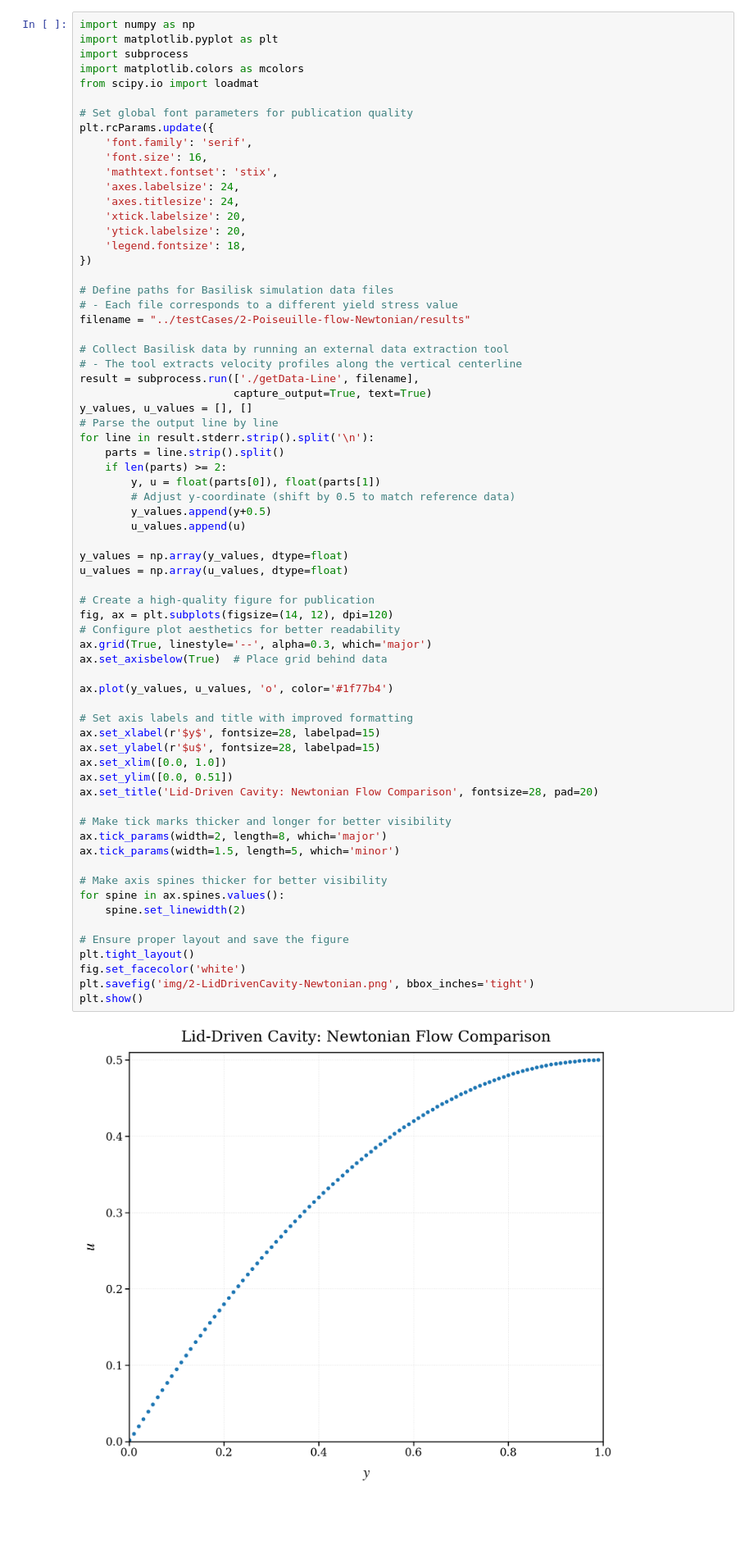
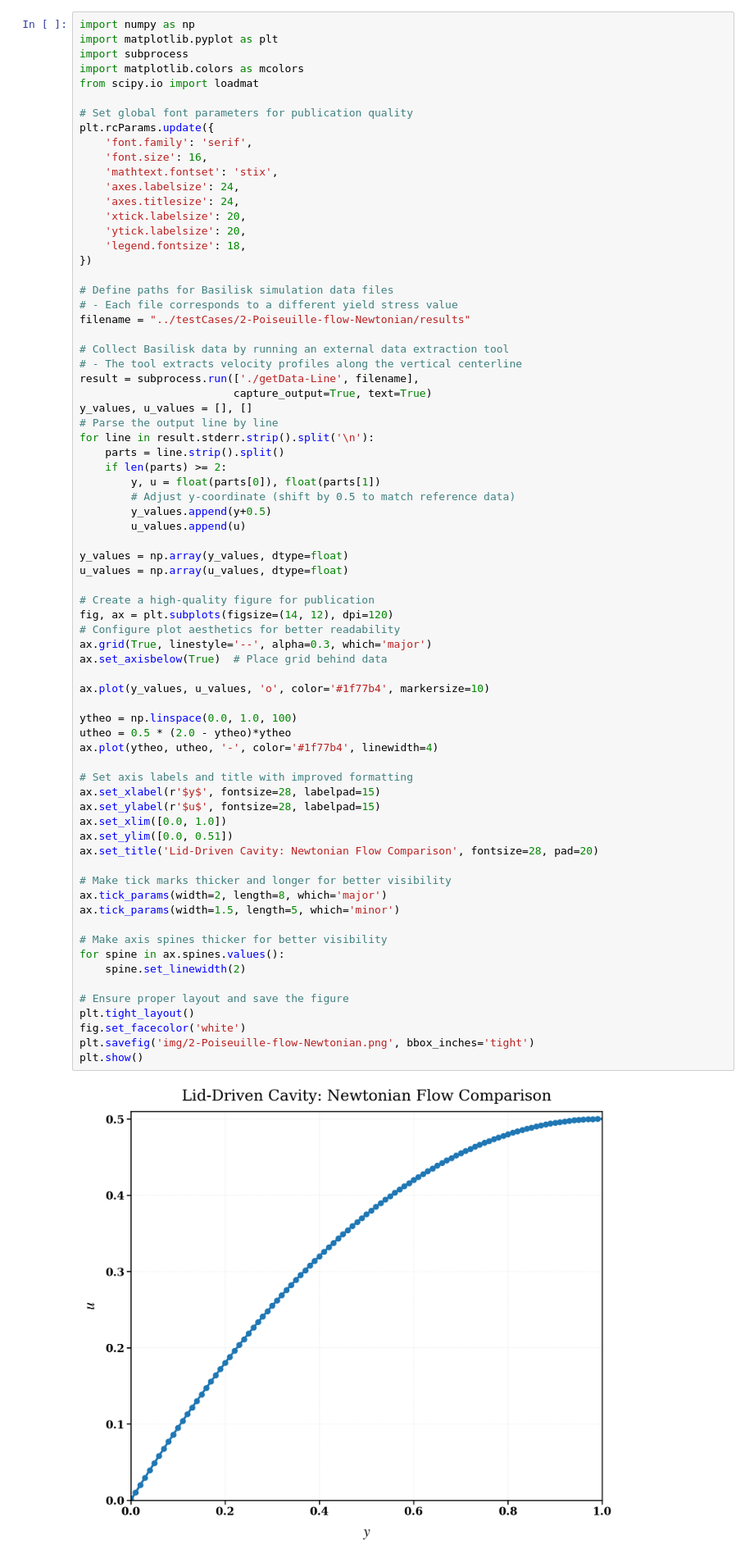
Before and after one commit to comphy-lab/Basilisk-101nano, a Jupyter notebook: postProcess/2-casesWithNS.ipynb, the cells around one changed output. Shown at 82% size. Saved outputs shown, nothing was run; the diff lists cells and outputs as text; blank space fills up the shorter version.

```diff
--- a/postProcess/2-casesWithNS.ipynb
+++ b/postProcess/2-casesWithNS.ipynb
@@ -48,35 +48,39 @@ for line in result.stderr.strip().split('\n'):
 y_values = np.array(y_values, dtype=float)
 u_values = np.array(u_values, dtype=float)
 
 # Create a high-quality figure for publication
 fig, ax = plt.subplots(figsize=(14, 12), dpi=120)
 # Configure plot aesthetics for better readability
 ax.grid(True, linestyle='--', alpha=0.3, which='major')
 ax.set_axisbelow(True)  # Place grid behind data
 
-ax.plot(y_values, u_values, 'o', color='#1f77b4')
+ax.plot(y_values, u_values, 'o', color='#1f77b4', markersize=10)
+
+ytheo = np.linspace(0.0, 1.0, 100)
+utheo = 0.5 * (2.0 - ytheo)*ytheo
+ax.plot(ytheo, utheo, '-', color='#1f77b4', linewidth=4)
 
 # Set axis labels and title with improved formatting
 ax.set_xlabel(r'$y$', fontsize=28, labelpad=15)
 ax.set_ylabel(r'$u$', fontsize=28, labelpad=15)
 ax.set_xlim([0.0, 1.0])
 ax.set_ylim([0.0, 0.51])
 ax.set_title('Lid-Driven Cavity: Newtonian Flow Comparison', fontsize=28, pad=20)
 
 # Make tick marks thicker and longer for better visibility
 ax.tick_params(width=2, length=8, which='major')
 ax.tick_params(width=1.5, length=5, which='minor')
 
 # Make axis spines thicker for better visibility
 for spine in ax.spines.values():
     spine.set_linewidth(2)
 
 # Ensure proper layout and save the figure
 plt.tight_layout()
 fig.set_facecolor('white')
-plt.savefig('img/2-LidDrivenCavity-Newtonian.png', bbox_inches='tight')
+plt.savefig('img/2-Poiseuille-flow-Newtonian.png', bbox_inches='tight')
 plt.show()
 # %% [output]
-[figure, old version]
+[figure, new version]
 # %% [markdown]
 ## Post processing code for 2-Poiseuille-flow-Bingham.c
```
Also changed, not shown: parts of 3 cells of this notebook, 10 other files.
